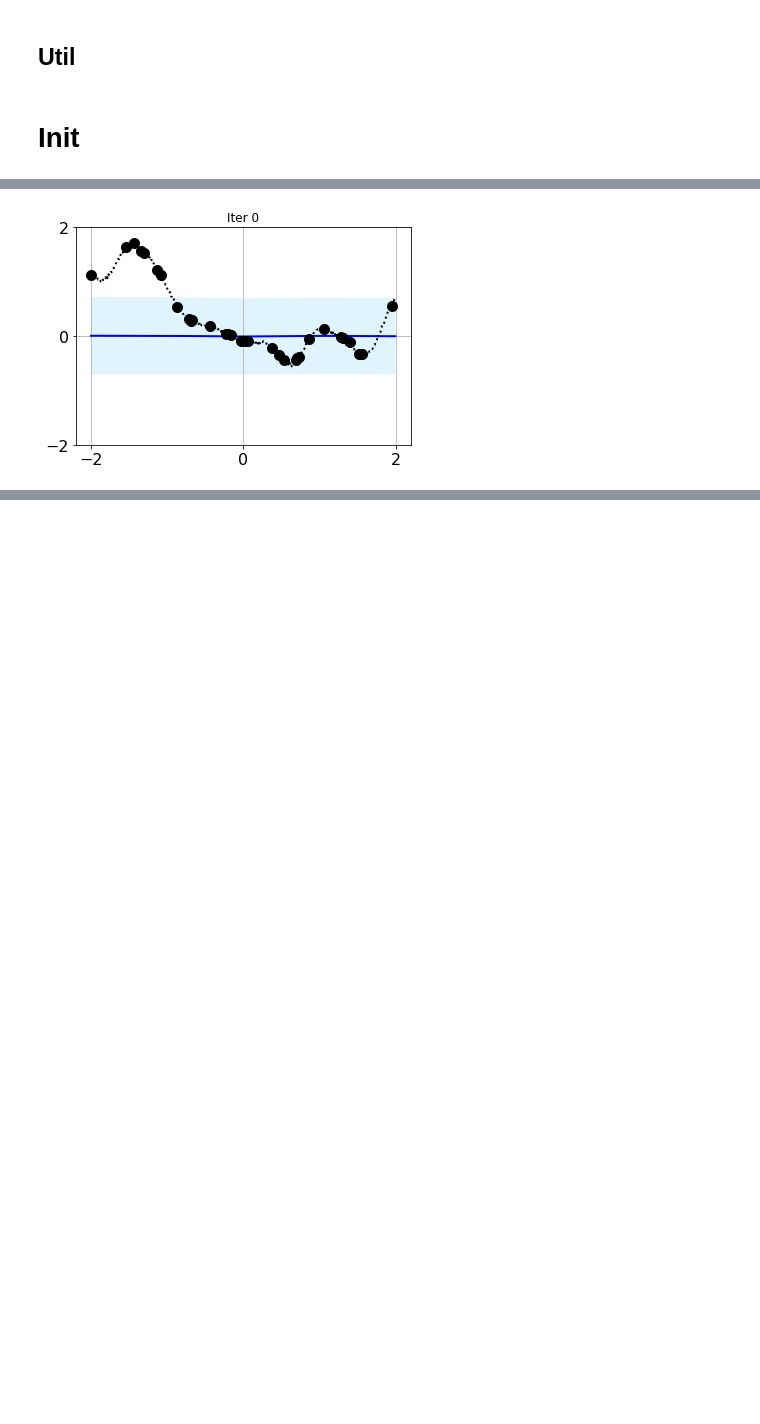
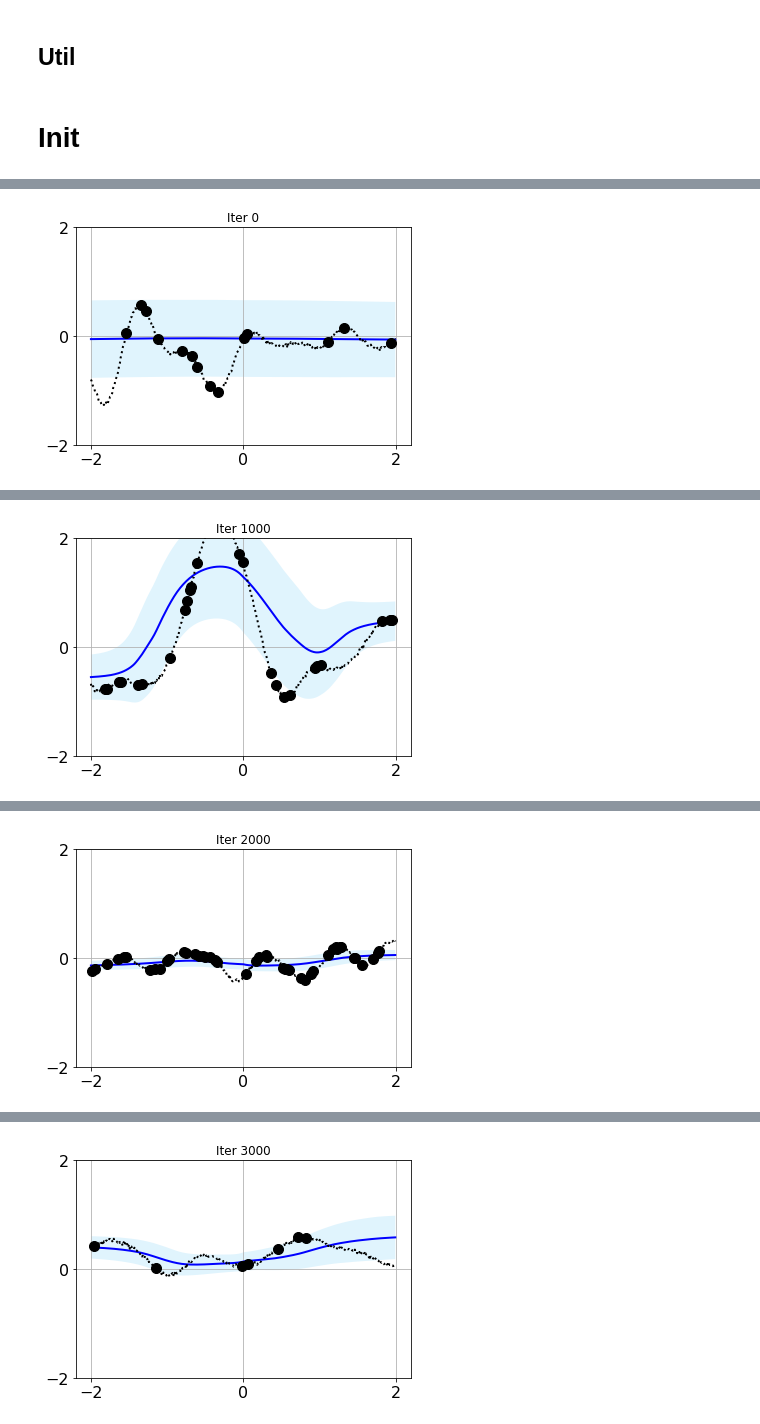
Before and after one commit to wassname/attentive-neural-processes, a Jupyter notebook: anp_1d_regression.ipynb, the cells around one changed output, grey strips where cells are left out. Cells and saved outputs as stored; diff of their text form; code cells hidden in the pictures; blank space fills up the shorter version.

```diff
--- a/anp_1d_regression.ipynb
+++ b/anp_1d_regression.ipynb
@@ -458,7 +478,10 @@ class Decoder(nn.Module):
                  n_decoder_layers=3,
                  use_deterministic_path=True,
                  min_std=0.01,
-                 use_lvar=False):
+                 use_lvar=False,
+                 batchnorm=False,
+                 dropout=0,
+                ):
         super(Decoder, self).__init__()
         self._target_transform = nn.Linear(x_dim, hidden_dim)
         if use_deterministic_path:
@@ -466,7 +489,8 @@ class Decoder(nn.Module):
         else:
             hidden_dim_2 = hidden_dim + latent_dim
         self._decoder = nn.ModuleList([
-            nn.Linear(hidden_dim_2, hidden_dim_2)
+            NPBlockRelu2d(
+                hidden_dim_2, hidden_dim_2, batchnorm=batchnorm, dropout=dropout)
             for _ in range(n_decoder_layers)
         ])
         self._mean = nn.Linear(hidden_dim_2, y_dim)
@@ -492,9 +516,9 @@ class Decoder(nn.Module):
         mean = self._mean(representation)
         log_sigma = self._std(representation)
 
-        # Bound the variance
+        # Bound or clamp the variance
         if self._use_lvar:
-            log_sigma = log_sigma + math.log(self._min_std)
+            log_sigma = torch.clamp(log_sigma, math.log(self._min_std))
             sigma = torch.exp(log_sigma)
         else:
             sigma = self._min_std + (1 - self._min_std) * F.softplus(log_sigma)
@@ -682,7 +730,7 @@ def test(model, dataset_test, writer=None, plot=False, global_step=None):
 
         if plot:
             fig = plt.figure()
-            plt.title(f"Iter {n_iter}")
+            plt.title(f"Iter {global_step}")
             plot_functions(target_x.detach().cpu().numpy(),
                            target_y.detach().cpu().numpy(),
                            context_x.detach().cpu().numpy(),
@@ -722,7 +763,21 @@ optim = torch.optim.Adam(model.parameters(), lr=1e-4)
 # %%
-epochs = 100000
-PLOT_AFTER = 10000
-PRINT_AFTER = 1000
+
+
+writer = SummaryWriter(comment='-anp_1d_reg')
+print(writer.logdir)
+
+hparams = dict(
+    x_dim=1,
+    y_dim=1,
+    hidden_dim=128,
+    latent_dim=128,
+    latent_enc_self_attn_type="multihead",
+    det_enc_self_attn_type="multihead",
+    det_enc_cross_attn_type="multihead")
+model = LatentModel(**hparams).cuda()
+
+optim = torch.optim.Adam(model.parameters(), lr=1e-4)
+
 for n_iter in tqdm(range(epochs)):
     model.train()
 
@@ -737,7 +792,8 @@ for n_iter in tqdm(range(epochs)):
     target_y = target_y.cuda()
 
     optim.zero_grad()
-    y_pred, kl, loss, mse_loss, y_std = model(context_x, context_y, target_x, target_y)
+    y_pred, kl, loss, mse_loss, y_std = model(context_x, context_y, target_x,
+                                              target_y)
     loss.backward()
     optim.step()
 
@@ -747,8 +803,11 @@ for n_iter in tqdm(range(epochs)):
     writer.add_scalar('train/kl', kl.mean(), n_iter)
 
     if n_iter % PRINT_AFTER == 0:
-        y_pred, kl, val_loss, y_std = test(model, dataset_test, writer, plot=False, global_step=n_iter)
-        print(f"train: {n_iter} loss={loss.item(): 4.4g} val_loss={val_loss.item(): 4.4g}")
+        y_pred, kl, val_loss, y_std = test(
+            model, dataset_test, writer, plot=False, global_step=n_iter)
+        print(
+            f"train: {n_iter} loss={loss.item(): 4.4g} val_loss={val_loss.item(): 4.4g}"
+        )
 
     if n_iter % PLOT_AFTER == 0:
         test(model, dataset_test, writer, plot=True, global_step=n_iter)
@@ -757 +817 @@ train: 0 loss= 0.9087 val_loss= 2.267
-[figure, old version]
+[figure, new version]
@@ -757,0 +828 @@ train: 0 loss= 0.9087 val_loss= 2.267
+[figure, added]
@@ -757,0 +839 @@ train: 0 loss= 0.9087 val_loss= 2.267
+[figure, added]
@@ -757,0 +850 @@ train: 0 loss= 0.9087 val_loss= 2.267
+[figure, added]
```
Also changed, not shown: parts of 20 cells of this notebook.
